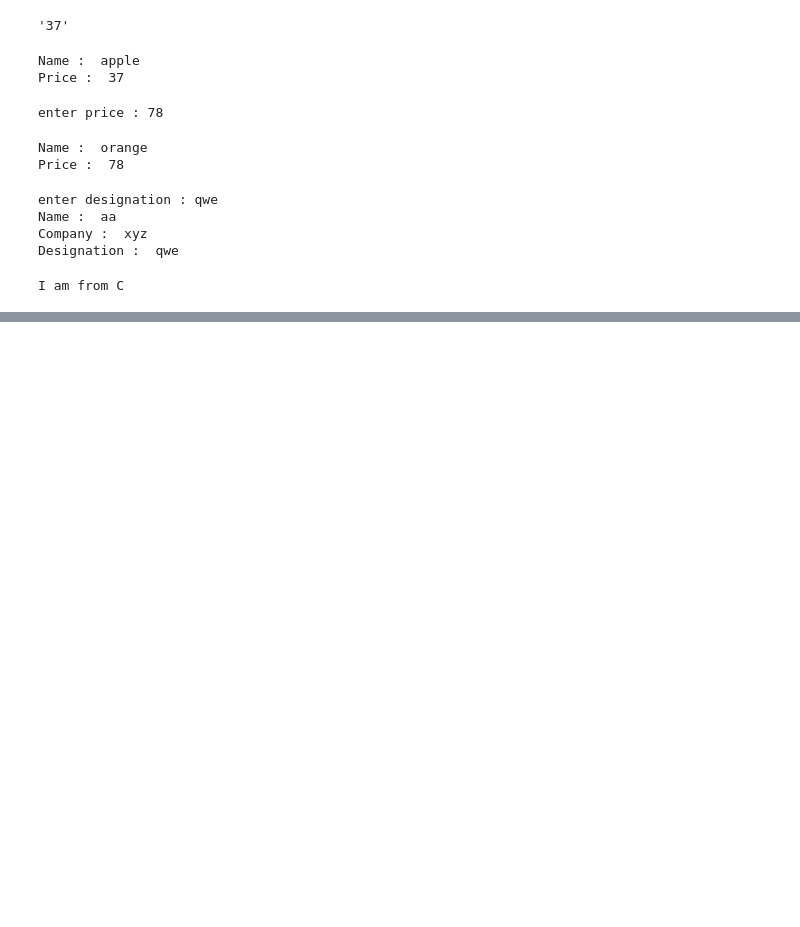
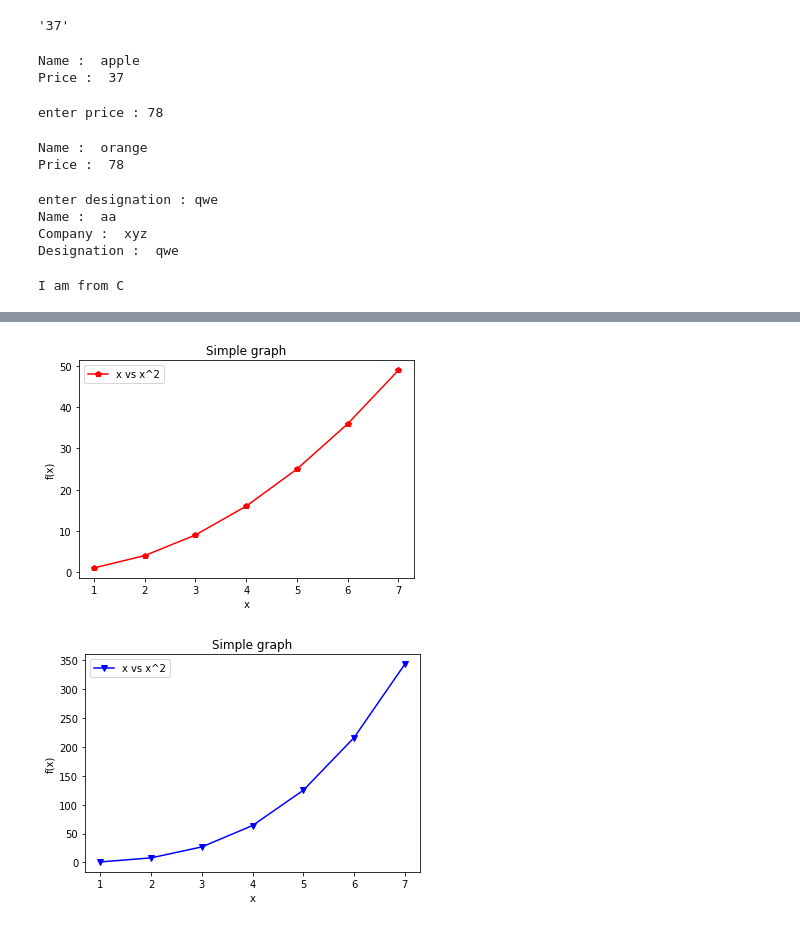
Before and after one commit to sharmasaravanan/Machine_learning, a Jupyter notebook: AI-vanilla.ipynb, the cells around one changed output, grey strips where cells are left out. Saved outputs shown, nothing was run; the diff lists cells and outputs as text; code cells hidden in the pictures; blank space fills up the shorter version.

```diff
--- a/AI-vanilla.ipynb
+++ b/AI-vanilla.ipynb
@@ -1119,0 +1224,17 @@ I am from C
+# %%
+plt.figure(1)
+plt.plot(x,y,'rp-')
+plt.xlabel("x")
+plt.ylabel('f(x)')
+plt.title("Simple graph")
+plt.legend(['x vs x^2','x vs x^3'],loc='best')
+plt.figure(2)
+plt.plot(x,y3,'bv-')
+plt.xlabel("x")
+plt.ylabel('f(x)')
+plt.title("Simple graph")
+plt.legend(['x vs x^2','x vs x^3'],loc='best')
+plt.show()
+# %% [output]
+[figure, added]
+[figure, added]
```
Also changed, not shown: parts of 34 cells of this notebook, 5 other files.
